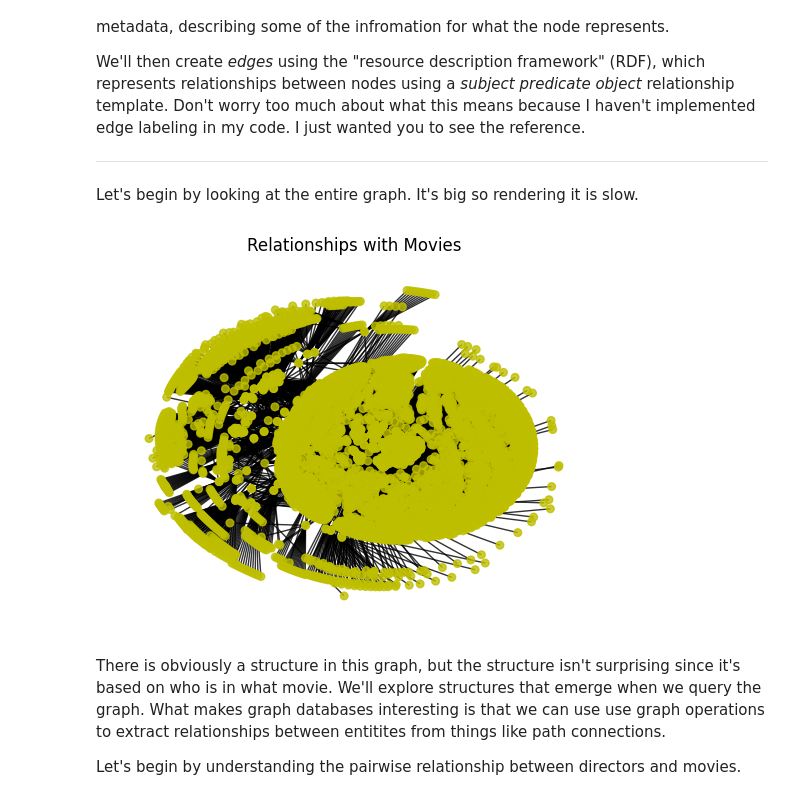
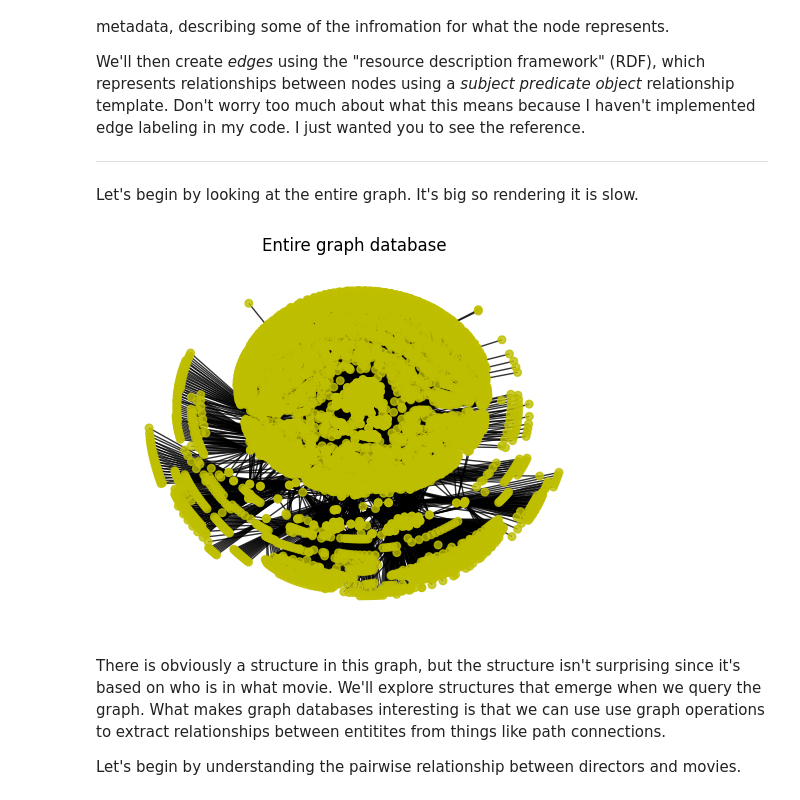
Before and after one commit to MichaelAGoodrich/GraphDataScience_withSNAP, a Jupyter notebook: GraphDataScience_Practice.ipynb, the cells around one changed output. Saved outputs shown, nothing was run; the diff lists cells and outputs as text; code cells hidden in the pictures.

```diff
--- a/GraphDataScience_Practice.ipynb
+++ b/GraphDataScience_Practice.ipynb
@@ -134,11 +134,13 @@ Let's begin by looking at the entire graph. It's big so rendering it is slow.
 # %%
 from DataScienceManager import DataScienceManager
 from NetworkUtilities import networkHandler
 
 manager = DataScienceManager('databases/IMDB Top 250 Movies.csv')
-manager.ShowUnifiedGraph(pause=False)
+unified_graph,unified_title = manager.getGraphDatabase(biggest_component = False)
+unified_network_handler = networkHandler(unified_graph)
+unified_network_handler.showNetwork(title=unified_title)
 # %% [output]
-[figure, old version]
+[figure, new version]
 # %% [markdown]
 There is obviously a structure in this graph, but the structure isn't surprising since it's based on who is in what movie. We'll explore structures that emerge when we query the graph. What makes graph databases interesting is that we can use use graph operations to extract relationships between entitites from things like path connections.
 
```
Also changed, not shown: parts of 11 cells of this notebook, 1 other file.
